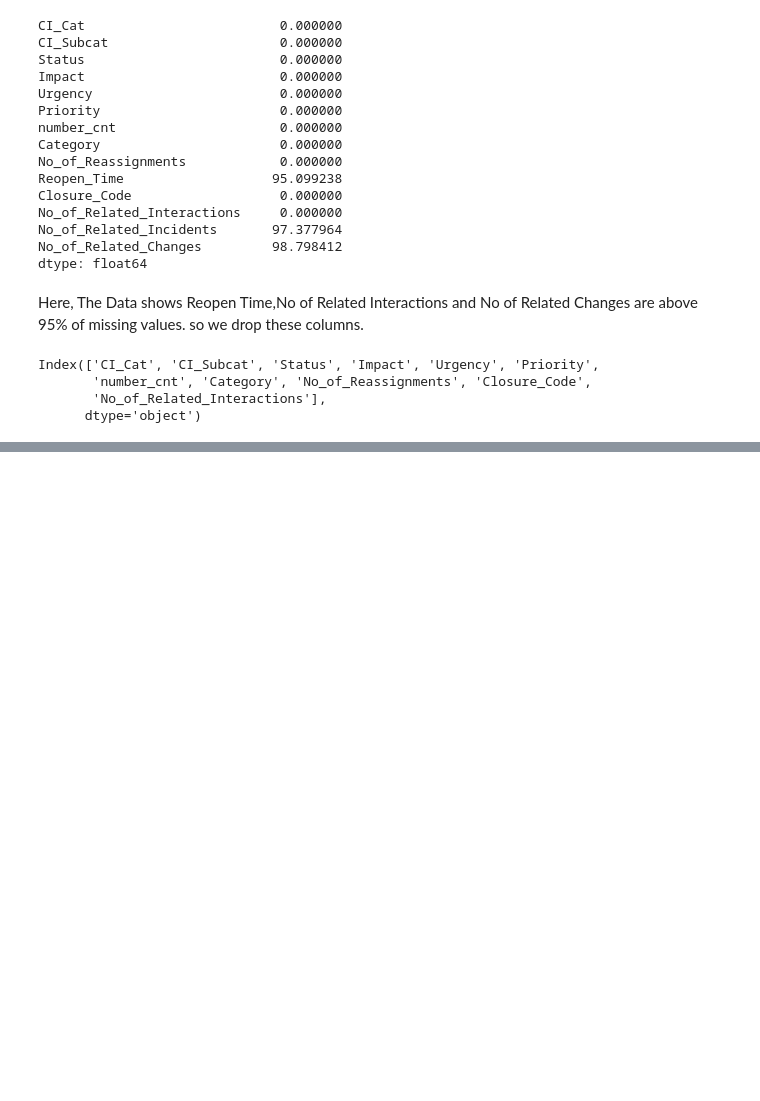
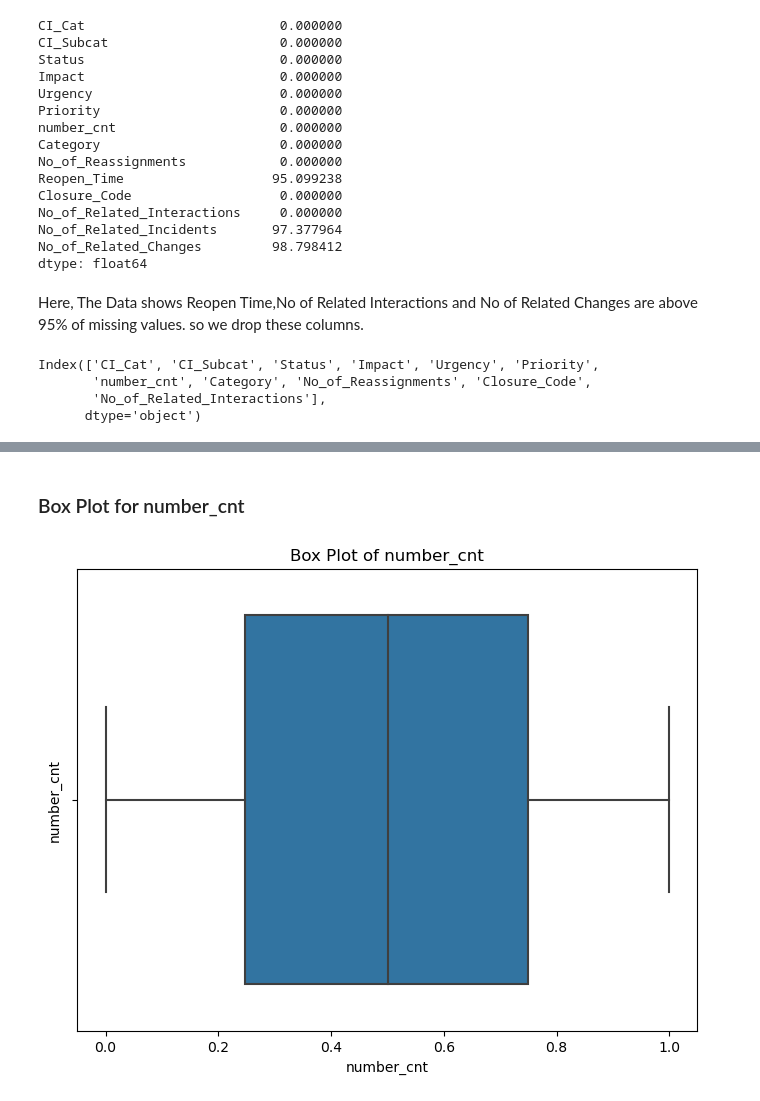
Before and after one commit to Dishantkharkar/ITSM-ML-Improvement-ABC-Tech, a Jupyter notebook: ISTM_Data_Preprocessing.ipynb, the cells around one changed output, grey strips where cells are left out. Drawn from its saved outputs; the diff is of its cells as text; code cells hidden in the pictures; blank space fills up the shorter version.

```diff
--- a/ISTM_Data_Preprocessing.ipynb
+++ b/ISTM_Data_Preprocessing.ipynb
@@ -680,0 +688,11 @@ Index(['CI_Cat', 'CI_Subcat', 'Status', 'Impact', 'Urgency', 'Priority',
+# %% [markdown]
+### Box Plot for number_cnt
+# %%
+# Create a box plot for the 'number_cnt' column
+plt.figure(figsize=(8, 6))
+sns.boxplot(x=data['number_cnt'])
+plt.title('Box Plot of number_cnt')
+plt.ylabel('number_cnt')
+plt.show()
+# %% [output]
+[figure, added]
```
Also changed, not shown: parts of 36 cells of this notebook.
